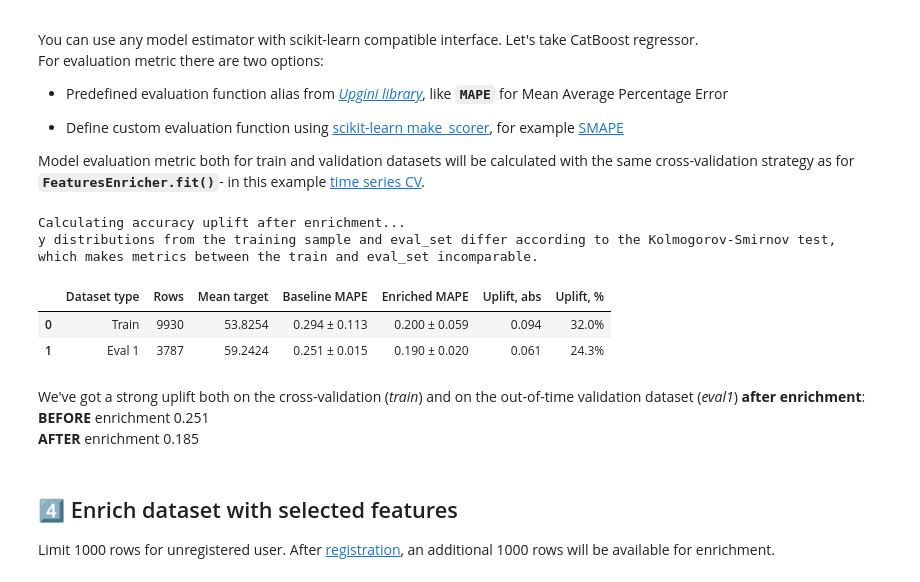
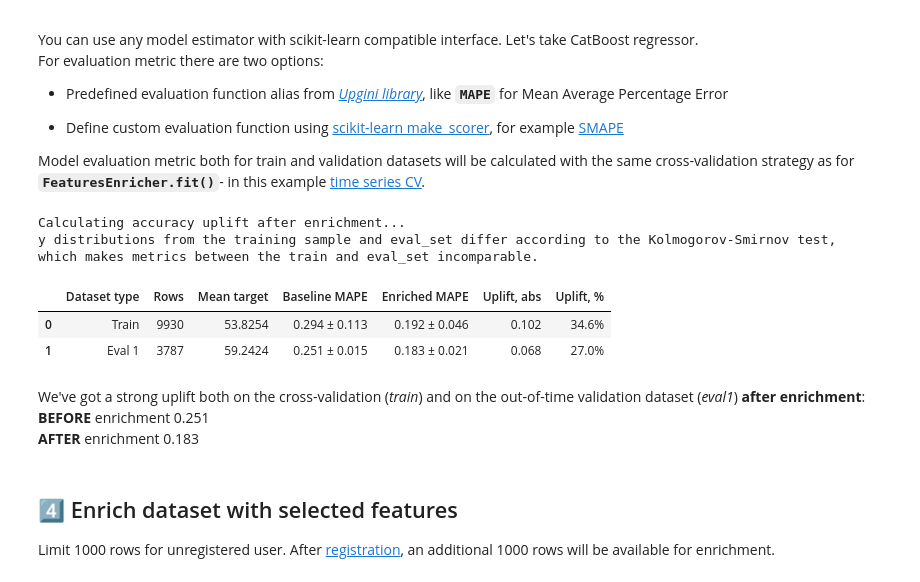
Before and after one commit to upgini/upgini, a Jupyter notebook: notebooks/kaggle_example.ipynb, the cells around one changed output. Cells and saved outputs as stored; diff of their text form; code cells hidden in the pictures.

```diff
--- a/notebooks/kaggle_example.ipynb
+++ b/notebooks/kaggle_example.ipynb
@@ -116,24 +150,23 @@ Model evaluation metric both for train and validation datasets will be calculate
 # %%
 from catboost import CatBoostRegressor
 from catboost.utils import eval_metric
 model = CatBoostRegressor(verbose=False, allow_writing_files=False, random_state=0)
 
 # Calculate metrics before and after enrichment with a new relevant features
 enricher.calculate_metrics(
-    estimator = model,
-    scoring = "mean_absolute_percentage_error"
+    estimator=model,
 )
 # %% [output]
 Calculating accuracy uplift after enrichment...
 y distributions from the training sample and eval_set differ according to the Kolmogorov-Smirnov test,
 which makes metrics between the train and eval_set incomparable.
 |  | Dataset type | Rows | Mean target | Baseline MAPE | Enriched MAPE | Uplift, abs | Uplift, % |
-| 0 | Train | 9930 | 53.8254 | 0.294 ± 0.113 | 0.200 ± 0.059 | 0.094 | 32.0% |
-| 1 | Eval 1 | 3787 | 59.2424 | 0.251 ± 0.015 | 0.190 ± 0.020 | 0.061 | 24.3% |
+| 0 | Train | 9930 | 53.8254 | 0.294 ± 0.113 | 0.192 ± 0.046 | 0.102 | 34.6% |
+| 1 | Eval 1 | 3787 | 59.2424 | 0.251 ± 0.015 | 0.183 ± 0.021 | 0.068 | 27.0% |
 # %% [markdown]
 We've got a strong uplift both on the cross-validation (*train*) and on the out-of-time validation dataset (*eval1*) **after enrichment**:
 **BEFORE** enrichment 0.251
-**AFTER** enrichment 0.185
+**AFTER** enrichment 0.183
 # %% [markdown]
 ## 4️⃣ Enrich dataset with selected features
 Limit 1000 rows for unregistered user. After [registration](https://profile.upgini.com/login), an additional 1000 rows will be available for enrichment.
```
Also changed, not shown: parts of 5 cells of this notebook, 3 other files.
